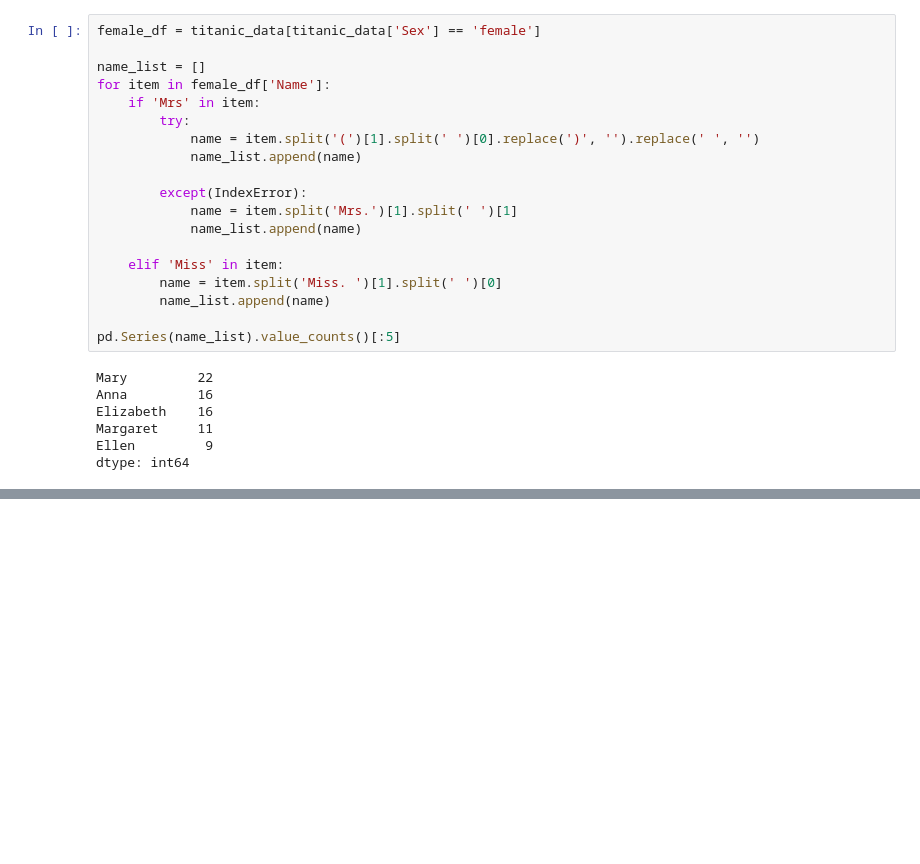
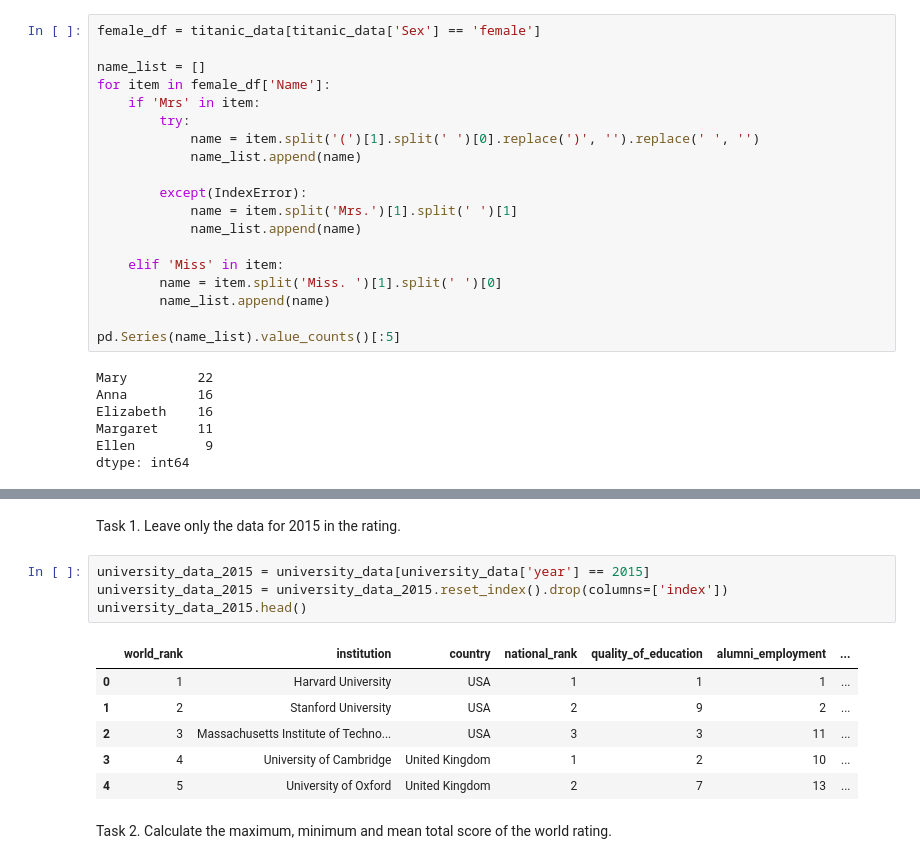
Before and after one commit to anastasiiakhil/Intro_to_DS, a Jupyter notebook: lab3.ipynb, the cells around one changed output, grey strips where cells are left out. Drawn from its saved outputs; the diff is of its cells as text; blank space fills up the shorter version.

```diff
--- a/lab3.ipynb
+++ b/lab3.ipynb
@@ -87,0 +102,15 @@ dtype: int64
+# %% [markdown]
+Task 1. Leave only the data for 2015 in the rating.
+# %%
+university_data_2015 = university_data[university_data['year'] == 2015]
+university_data_2015 = university_data_2015.reset_index().drop(columns=['index'])
+university_data_2015.head()
+# %% [output]
+|  | world_rank | institution | country | national_rank | quality_of_education | alumni_employment | ... |
+| 0 | 1 | Harvard University | USA | 1 | 1 | 1 | ... |
+| 1 | 2 | Stanford University | USA | 2 | 9 | 2 | ... |
+| 2 | 3 | Massachusetts Institute of Techno... | USA | 3 | 3 | 11 | ... |
+| 3 | 4 | University of Cambridge | United Kingdom | 1 | 2 | 10 | ... |
+| 4 | 5 | University of Oxford | United Kingdom | 2 | 7 | 13 | ... |
+# %% [markdown]
+Task 2. Calculate the maximum, minimum and mean total score of the world rating.
```
Also changed, not shown: parts of 19 cells of this notebook.
